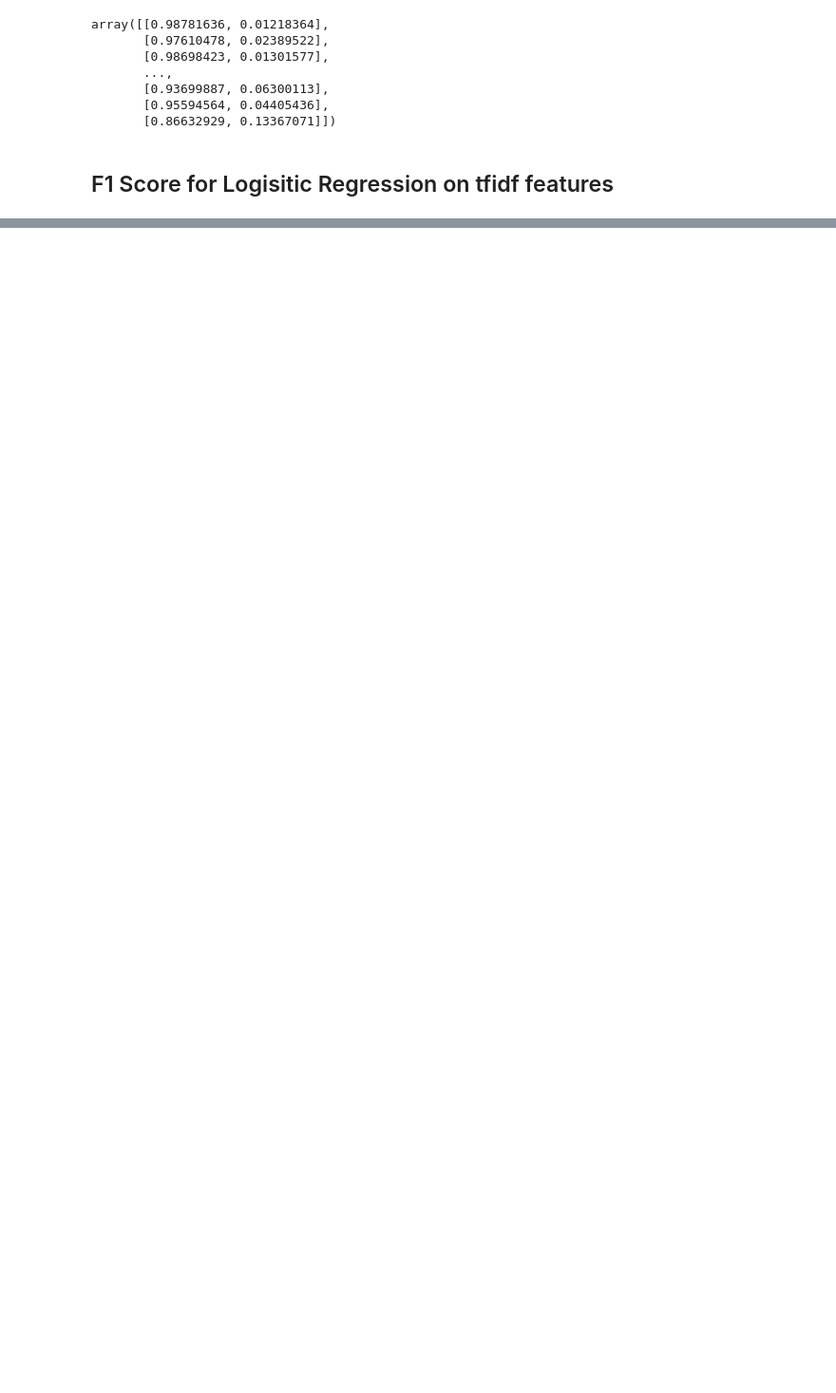
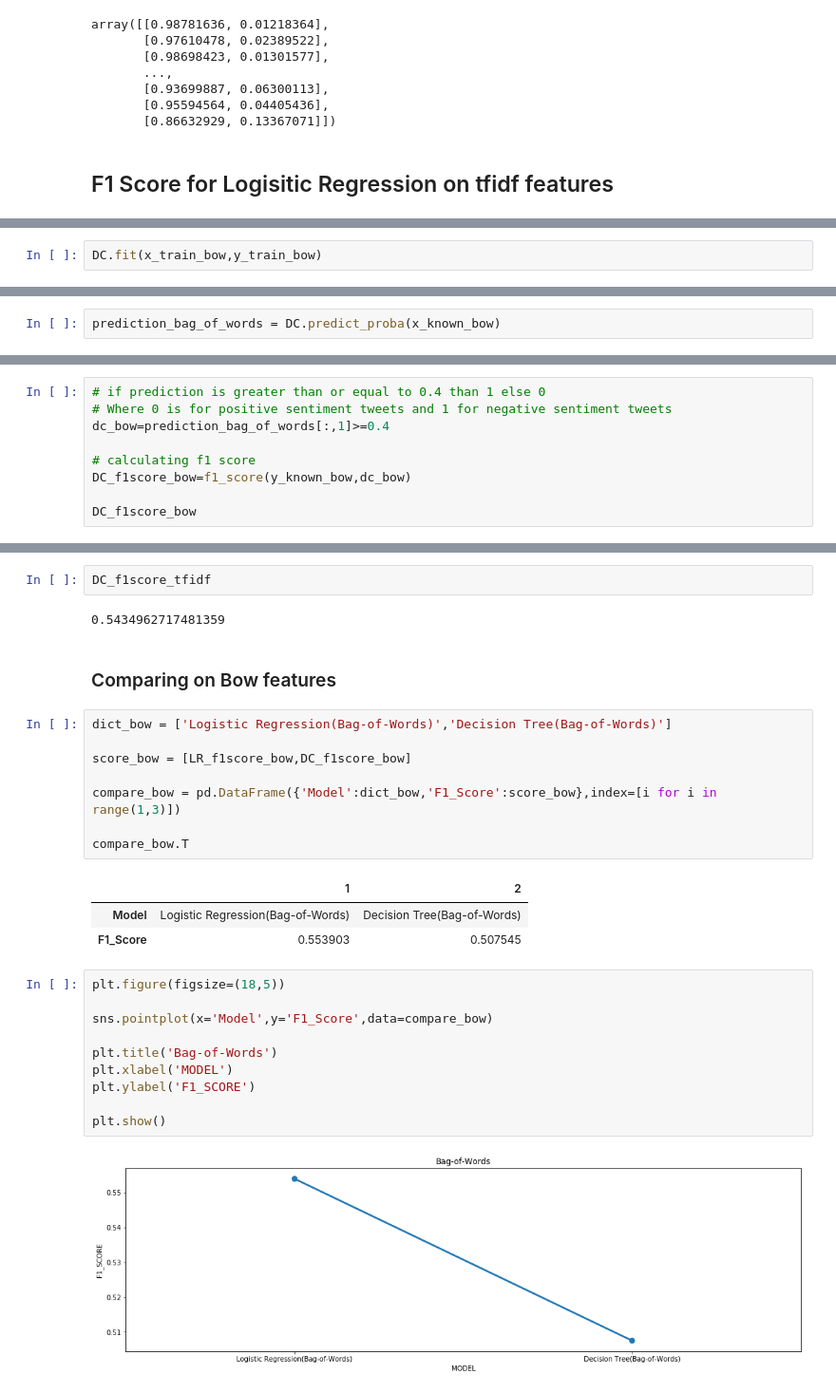
Before and after one commit to beggginner/Sentiment-Analysis, a Jupyter notebook: SENTIMENT ANALYSIS.ipynb, the cells around one changed output, grey strips where cells are left out. Shown: that part at 95% size. Drawn from its saved outputs; the diff is of its cells as text; blank space fills up the shorter version.

```diff
--- a/SENTIMENT ANALYSIS.ipynb
+++ b/SENTIMENT ANALYSIS.ipynb
@@ -504,0 +510,2 @@ f1score_ifdf
+# %%
+DC.fit(x_train_bow,y_train_bow)
@@ -504,0 +519,2 @@ f1score_ifdf
+# %%
+prediction_bag_of_words = DC.predict_proba(x_known_bow)
@@ -504,0 +523,9 @@ f1score_ifdf
+# %%
+# if prediction is greater than or equal to 0.4 than 1 else 0
+# Where 0 is for positive sentiment tweets and 1 for negative sentiment tweets
+dc_bow=prediction_bag_of_words[:,1]>=0.4
+
+# calculating f1 score
+DC_f1score_bow=f1_score(y_known_bow,dc_bow)
+
+DC_f1score_bow
@@ -504,0 +575,30 @@ f1score_ifdf
+# %%
+DC_f1score_tfidf
+# %% [output]
+0.5434962717481359
+# %% [markdown]
+### Comparing on Bow features
+# %%
+dict_bow = ['Logistic Regression(Bag-of-Words)','Decision Tree(Bag-of-Words)']
+
+score_bow = [LR_f1score_bow,DC_f1score_bow]
+
+compare_bow = pd.DataFrame({'Model':dict_bow,'F1_Score':score_bow},index=[i for i in range(1,3)])
+
+compare_bow.T
+# %% [output]
+|  | 1 | 2 |
+| Model | Logistic Regression(Bag-of-Words) | Decision Tree(Bag-of-Words) |
+| F1_Score | 0.553903 | 0.507545 |
+# %%
+plt.figure(figsize=(18,5))
+
+sns.pointplot(x='Model',y='F1_Score',data=compare_bow)
+
+plt.title('Bag-of-Words')
+plt.xlabel('MODEL')
+plt.ylabel('F1_SCORE')
+
+plt.show()
+# %% [output]
+[figure, added]
```
Also changed, not shown: parts of 38 cells of this notebook.
